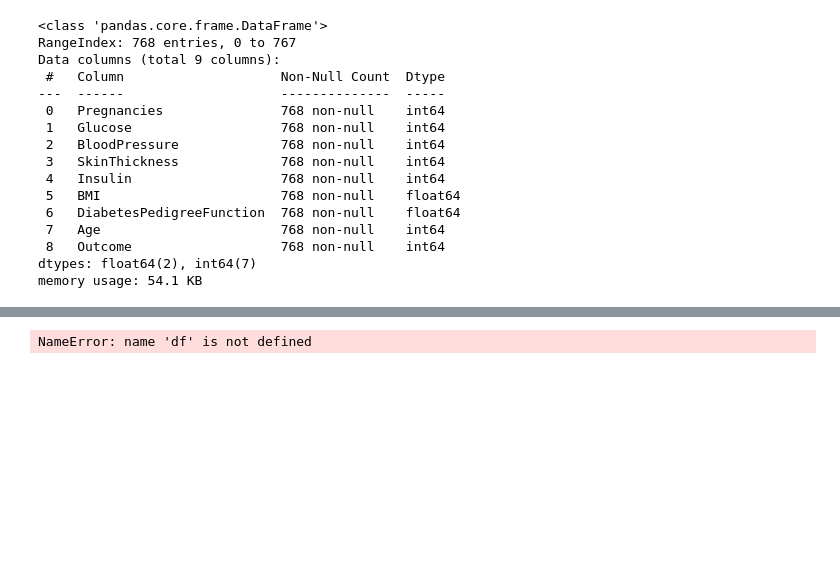
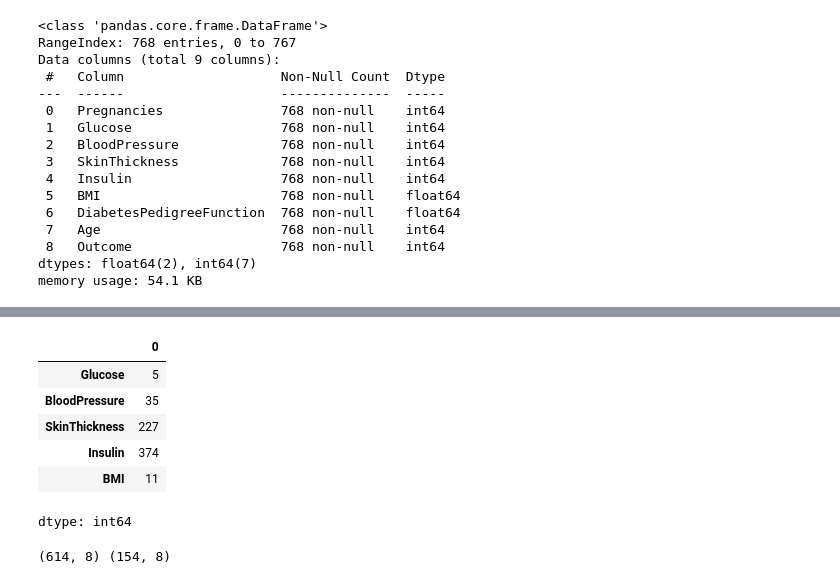
Before and after one commit to TramSt/decision-tree-pima-diabetes, a Jupyter notebook: notebooks/01_eda.ipynb, the cells around one changed output, grey strips where cells are left out. Cells and saved outputs as stored; diff of their text form; code cells hidden in the pictures; blank space fills up the shorter version.

```diff
--- a/notebooks/01_eda.ipynb
+++ b/notebooks/01_eda.ipynb
@@ -91,12 +134,27 @@ dtype: int64
 # %%
-invalid_zero_cols = [
-    "Glucose",
-    "BloodPressure",
-    "SkinThickness",
-    "Insulin",
-    "BMI"
-]
+#missing value
+df_clean = df.copy()
 
-df[invalid_zero_cols] = df[invalid_zero_cols].replace(0, np.nan)
+invalid_zero_cols = ["Glucose", "BloodPressure", "SkinThickness", "Insulin", "BMI"]
+df_clean[invalid_zero_cols] = df_clean[invalid_zero_cols].replace(0, np.nan)
+
+df_clean[invalid_zero_cols].isna().sum()
 # %% [output]
+|  | 0 |
+| Glucose | 5 |
+| BloodPressure | 35 |
+| SkinThickness | 227 |
+| Insulin | 374 |
+| BMI | 11 |
-NameError: name 'df' is not defined
+dtype: int64
+# %%
+#Train/Test split
+X = df_clean.drop("Outcome", axis=1)
+y = df_clean["Outcome"]
+
+X_train, X_test, y_train, y_test = train_test_split(
+    X, y, test_size=0.2, random_state=42, stratify=y
+)
+print(X_train.shape, X_test.shape)
+# %% [output]
+(614, 8) (154, 8)
```
Also changed, not shown: parts of 10 cells of this notebook.
